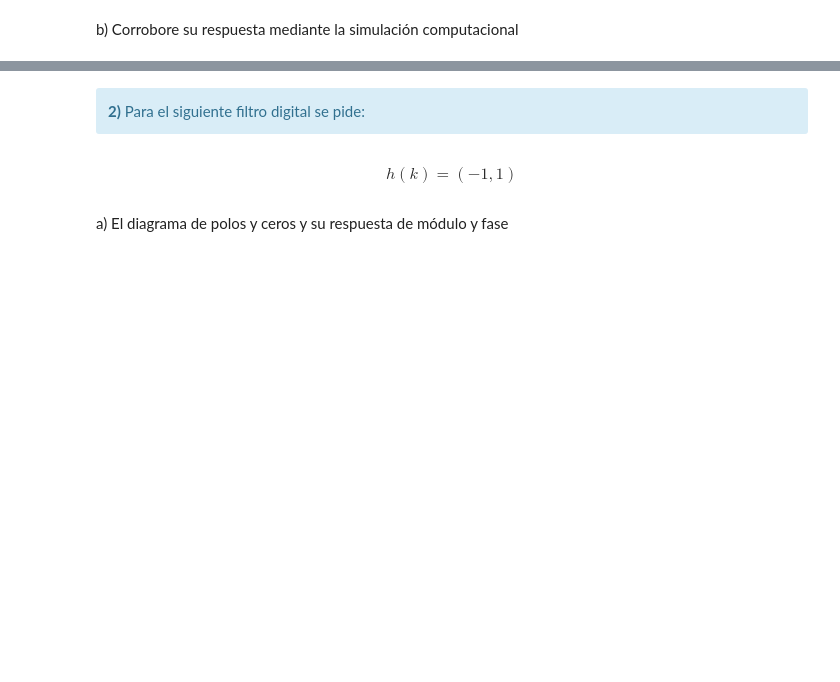
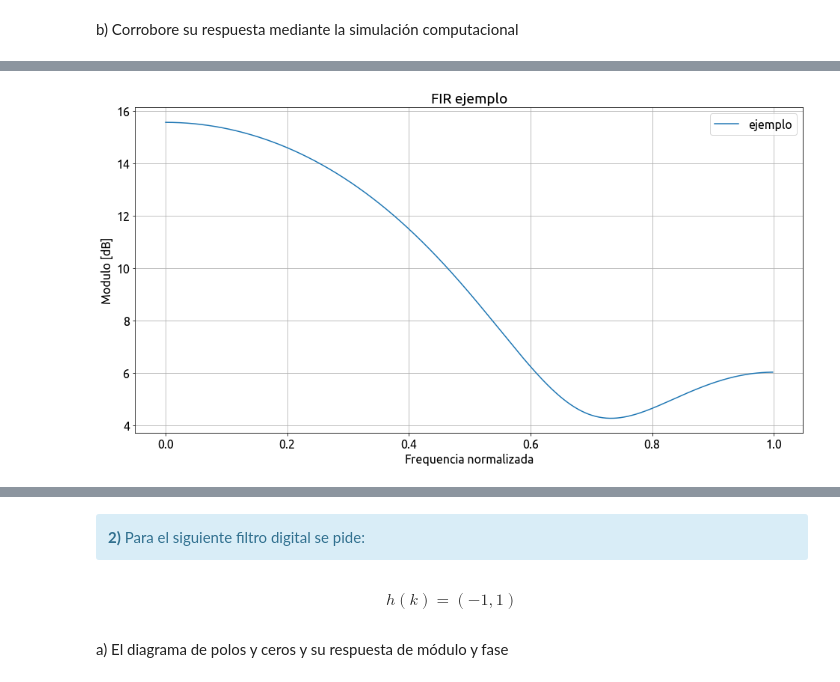
Before and after one commit to fcatuogno/PDS_TPs, a Jupyter notebook: TP4 - Filtrado.ipynb, the cells around one changed output, grey strips where cells are left out. Drawn from its saved outputs; the diff is of its cells as text; code cells hidden in the pictures; blank space fills up the shorter version.

Commit message:
Punto 1 completo

```diff
--- a/TP4 - Filtrado.ipynb
+++ b/TP4 - Filtrado.ipynb
@@ -83,0 +63,100 @@ plt.show()
+# %%
+##########################################
+# Acá podés generar los gráficos pedidos #
+##########################################
+plt.rcParams['figure.figsize'] = [16, 8]
+
+ww, hh = sig.freqz(np.array([1, 2, 3]), 1)
+ww = ww / np.pi
+
+plt.figure(1)
+
+plt.plot(ww, 20 * np.log10(abs(hh)), label='ejemplo')
+
+plt.title('FIR ejemplo')
+plt.xlabel('Frequencia normalizada')
+plt.ylabel('Modulo [dB]')
+plt.grid(which='both', axis='both')
+
+axes_hdl = plt.gca()
+axes_hdl.legend()
+
+plt.show()
+
+##################################
+#   Caso a ; N = 3
+##################################
+
+ww, hh = sig.freqz(np.array([1, 1, 1]), [3, 0, 0])
+ww = ww / np.pi
+
+plt.rcParams['figure.figsize'] = [16, 8]
+
+fig,(ax1,ax2)=plt.subplots(1,2)
+
+
+ax1.plot(ww, 20 * np.log10(abs(hh)), label='Modulo')
+ax1.set_title('FIR N=3 - MODULO')
+ax1.set_xlabel('Frequencia normalizada')
+ax1.set_ylabel('Modulo [dB]')
+ax1.grid(which='both', axis='both')
+
+ax2.plot(ww, (np.angle(hh))/np.pi, label='Fase')
+
+ax2.set_title('FIR N=3 - MODULO')
+ax2.set_xlabel('Frequencia normalizada')
+ax2.set_ylabel('Fase normalizada')
+ax2.grid(which='both', axis='both')
+
+axes_hdl = plt.gca()
+axes_hdl.legend()
+
+plt.show()
+
+##################################
+#   Caso a ; N = 5
+##################################
+
+ww, hh = sig.freqz(np.array([1, 1, 1, 1, 1]), [5, 0, 0, 0, 0])
+ww = ww / np.pi
+
+plt.rcParams['figure.figsize'] = [16, 8]
+
+fig,(ax1,ax2)=plt.subplots(1,2)
+
+
+ax1.plot(ww, 20 * np.log10(abs(hh)), label='Modulo')
+ax1.set_title('FIR N=5 - MODULO')
+ax1.set_xlabel('Frequencia normalizada')
+ax1.set_ylabel('Modulo [dB]')
+ax1.grid(which='both', axis='both')
+
+ax2.plot(ww, (np.angle(hh))/np.pi, label='Fase')
+
+ax2.set_title('FIR N=5 - FASE')
+ax2.set_xlabel('Frequencia normalizada')
+ax2.set_ylabel('Fase normalizada')
+ax2.grid(which='both', axis='both')
+
+axes_hdl = plt.gca()
+axes_hdl.legend()
+
+plt.show()
+
+
+#Vuelvo a Setear para los siguientes puntos como se encontraba configurado el TP:
+fig_sz_x = 14
+fig_sz_y = 13
+fig_dpi = 80 # dpi
+
+fig_font_family = 'Ubuntu'
+fig_font_size = 16
+
+plt.rcParams.update({'font.size':fig_font_size})
+plt.rcParams.update({'font.family':fig_font_family})
+
+def vertical_flaten(a):
+
+    return a.reshape(a.shape[0],1)
+# %% [output]
+[figure, added]
```
Also changed, not shown: parts of 4 cells of this notebook, 2 other files.
